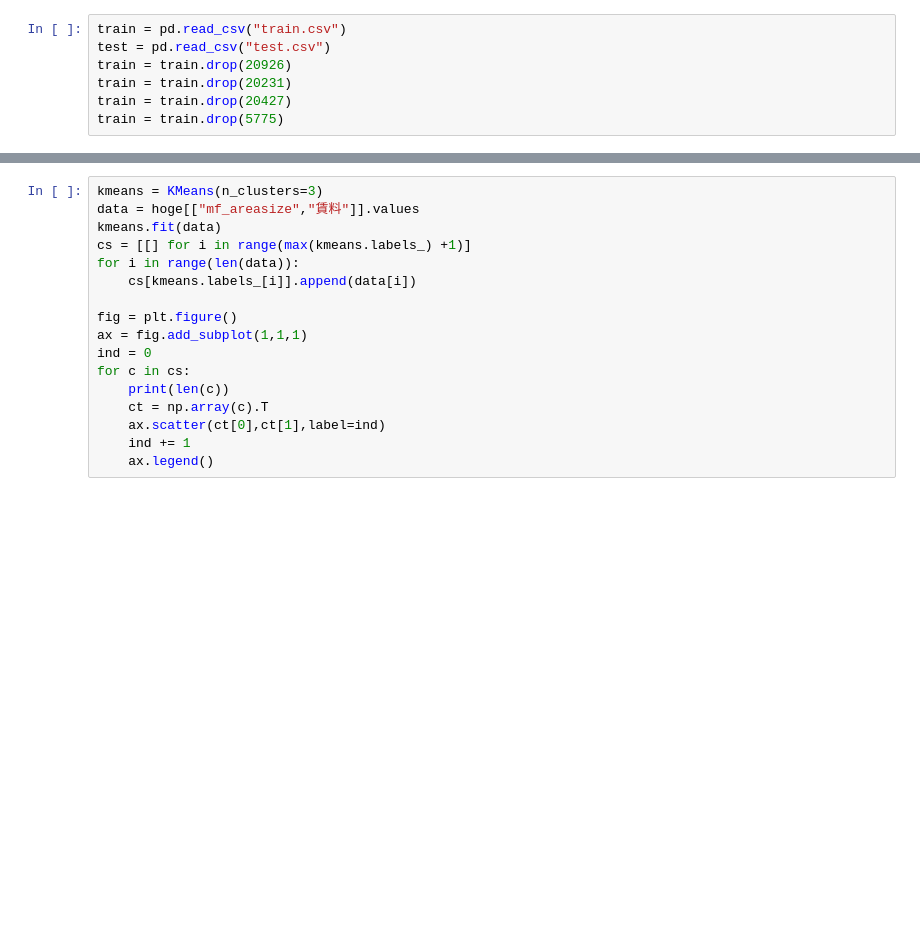
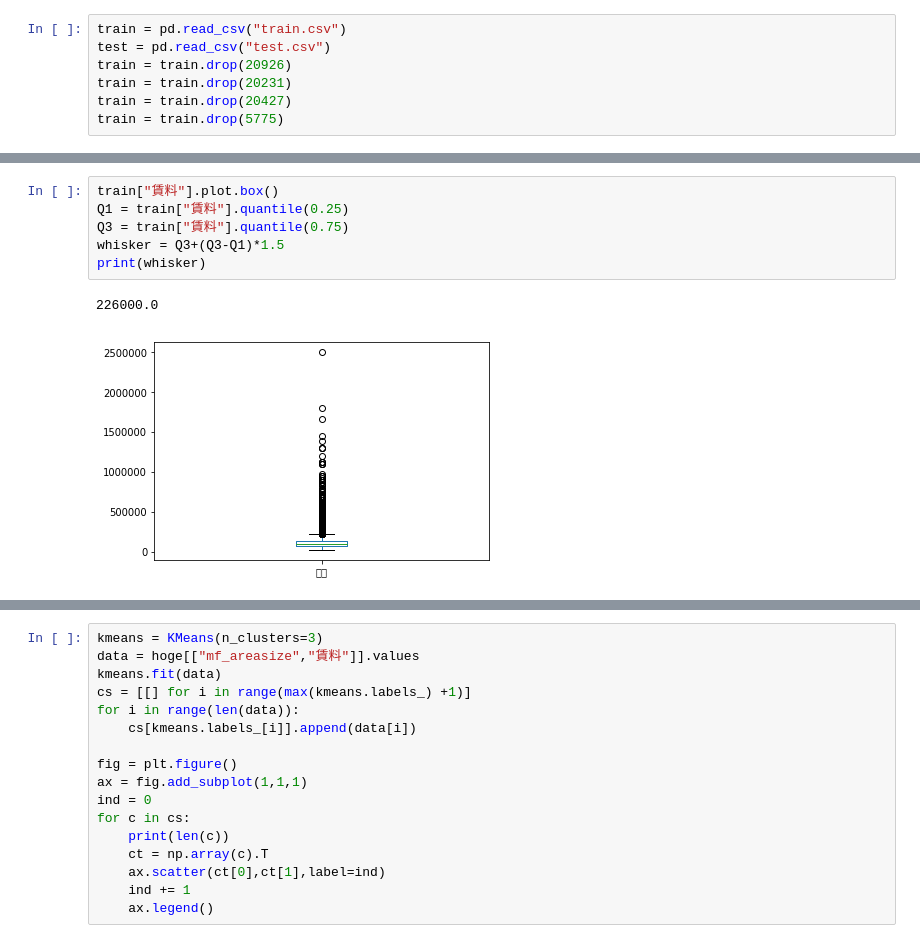
Before and after one commit to MosasoM/mynavi, a Jupyter notebook: mynavi_datavis.ipynb, the cells around one changed output, grey strips where cells are left out. Cells and saved outputs as stored; diff of their text form; blank space fills up the shorter version.

```diff
--- a/mynavi_datavis.ipynb
+++ b/mynavi_datavis.ipynb
@@ -73,0 +29,9 @@ print(np.sqrt(s1))
+# %%
+train["賃料"].plot.box()
+Q1 = train["賃料"].quantile(0.25)
+Q3 = train["賃料"].quantile(0.75)
+whisker = Q3+(Q3-Q1)*1.5
+print(whisker)
+# %% [output]
+226000.0
+[figure, added]
```
Also changed, not shown: parts of 23 cells of this notebook, 21 other files.
